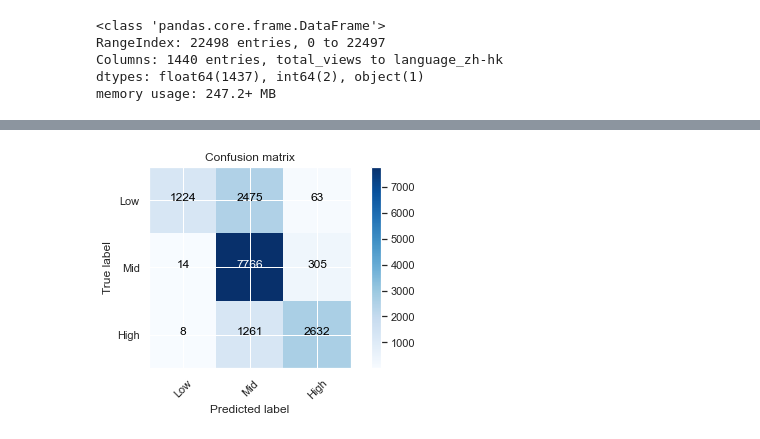
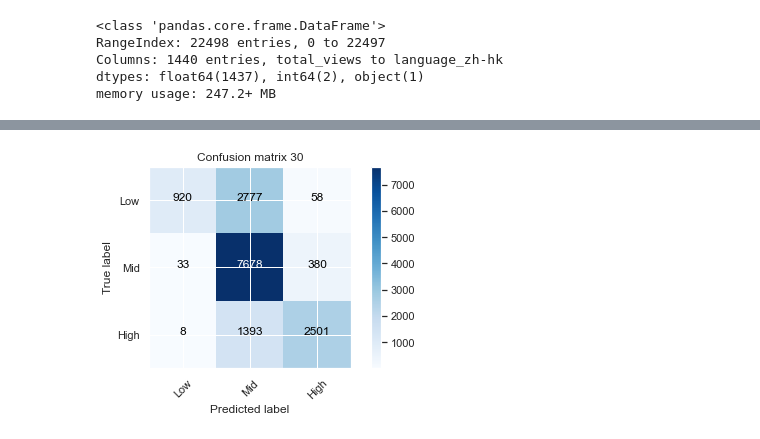
Before and after one commit to whysilon/SC1015proj, a Jupyter notebook: Twitch_SERIOUS.ipynb, the cells around one changed output, grey strips where cells are left out. Saved outputs shown, nothing was run; the diff lists cells and outputs as text; code cells hidden in the pictures.

```diff
--- a/Twitch_SERIOUS.ipynb
+++ b/Twitch_SERIOUS.ipynb
@@ -724,17 +740,6 @@ X = pd.DataFrame(expData_ohe.drop('viewer_count_cat', axis = 1))
 # Split the Dataset into Train and Test
 X_train, X_test, y_train, y_test = train_test_split(X, y, test_size = 0.3)
 
-# Import RandomForestClassifier model from Scikit-Learn
-from sklearn.ensemble import RandomForestClassifier
-
-# Create the Random Forest object
-rforest = RandomForestClassifier(n_estimators = 50,  # n_estimators denote number of trees
-                                 max_depth = 40)       # set the maximum depth of each tree
-
-# Fit Random Forest on Train Data
-rforest.fit(X_train, y_train.viewer_count_cat.ravel())
-
-'''
 print("Train Set :", X_train.shape, y_train.shape)
 print("Test Set  :", X_test.shape, y_test.shape)
 # Decision Tree using Train Data
@@ -746,5 +751,4 @@ f = plt.figure(figsize=(100,100))
 plot_tree(dectree, filled=True, rounded=True,
           feature_names=X_train.columns,
           class_names=["Low","Mid","High"])
-'''
 # %% [output]
@@ -752,55 +847,35 @@ plot_tree(dectree, filled=True, rounded=True,
 # %%
-# Import confusion_matrix from Scikit-Learn
-from sklearn.metrics import confusion_matrix
+# Import RandomForestClassifier model from Scikit-Learn
+from sklearn.ensemble import RandomForestClassifier
 
-def plot_confusion_matrix(cm, classes,
-                          normalize=False,
-                          title='Confusion matrix',
-                          cmap=plt.cm.Blues):
-    """
-    This function prints and plots the confusion matrix.
-    Normalization can be applied by setting `normalize=True`.
-    """
-    import itertools
-    if normalize:
-        cm = cm.astype('float') / cm.sum(axis=1)[:, np.newaxis]
-        print("Normalized confusion matrix")
-    else:
-        print('Confusion matrix, without normalization')
+# Create the Random Forest object
+rforest30 = RandomForestClassifier(n_estimators = 50,  # n_estimators denote number of trees
+                                 max_depth = 30)
+rforest40 = RandomForestClassifier(n_estimators = 50,  # n_estimators denote number of trees
+                                 max_depth = 40)
+rforest50 = RandomForestClassifier(n_estimators = 50,  # n_estimators denote number of trees
+                                 max_depth = 50)       # set the maximum depth of each tree
 
-    print(cm)
+# Fit Random Forest on Train Data
+rforest30.fit(X_train, y_train.viewer_count_cat.ravel())
+rforest40.fit(X_train, y_train.viewer_count_cat.ravel())
+rforest50.fit(X_train, y_train.viewer_count_cat.ravel())
 
-    plt.imshow(cm, interpolation='nearest', cmap=cmap)
-    plt.title(title)
-    plt.colorbar()
-    tick_marks = np.arange(len(classes))
-    plt.xticks(tick_marks, classes, rotation=45)
-    plt.yticks(tick_marks, classes)
-
-    fmt = '.2f' if normalize else 'd'
-    thresh = cm.max() / 2.
-    for i, j in itertools.product(range(cm.shape[0]), range(cm.shape[1])):
-        plt.text(j, i, format(cm[i, j], fmt),
-                 horizontalalignment="center",
-                 color="white" if cm[i, j] > thresh else "black")
-
-    plt.ylabel('True label')
-    plt.xlabel('Predicted label')
-    plt.tight_layout()
-
-y_train_pred = rforest.predict(X_train)
+y_30_train_pred = rforest30.predict(X_train)
 
 # Print the Classification Accuracy
 print("Train Data")
-print("Accuracy  :\t", rforest.score(X_train, y_train))
+print("Accuracy for depth = 30  :\t", rforest30.score(X_train, y_train))
 print()
 
-cmTrain = confusion_matrix(y_train, y_train_pred,labels = ['Low','Mid','High'])
+cm30Train = confusion_matrix(y_train, y_30_train_pred,labels = ['Low','Mid','High'])
+
+
 np.set_printoptions(precision=2)
 
 # Plot non-normalized confusion matrix
 plt.figure()
-plot_confusion_matrix(cmTrain, classes=['Low', 'Mid', 'High'],
-                      title='Confusion matrix')
+plot_confusion_matrix(cm30Train, classes=['Low', 'Mid', 'High'],
+                      title='Confusion matrix 30')
 # %% [output]
 Train Data
@@ -813 +888 @@ Confusion matrix, without normalization
-[figure, old version]
+[figure, new version]
```
Also changed, not shown: parts of 27 cells of this notebook.
